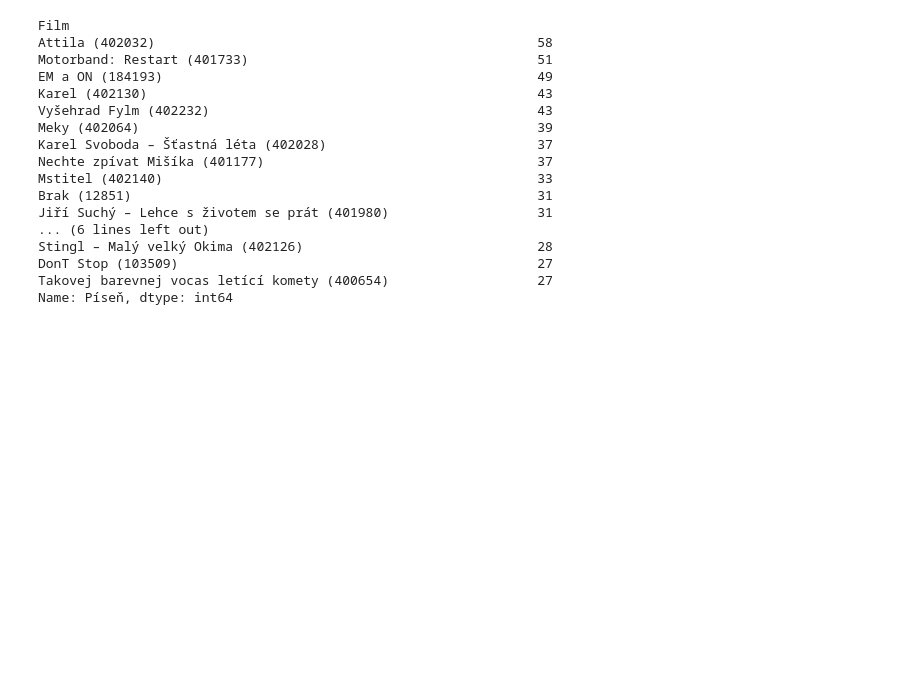
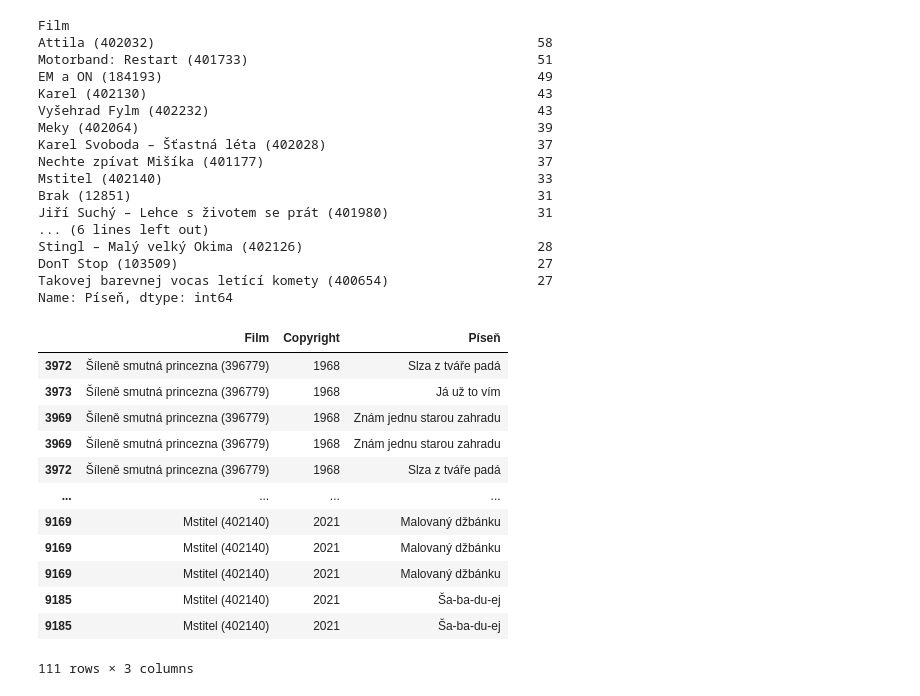
Before and after one commit to DataRozhlas/filmovy-prehled, a Jupyter notebook: 902b písně.ipynb, the cells around one changed output. Saved outputs shown, nothing was run; the diff lists cells and outputs as text; code cells hidden in the pictures; blank space fills up the shorter version.

```diff
--- a/902b písně.ipynb
+++ b/902b písně.ipynb
@@ -353,3 +353,19 @@ Stingl – Malý velký Okima (402126)                              28
 DonT Stop (103509)                                              27
 Takovej barevnej vocas letící komety (400654)                   27
 Name: Píseň, dtype: int64
+# %%
+pisne[pisne["Zpívá"] == "Helena Vondráčková (12227)"][["Film","Copyright","Píseň"]].sort_values(by="Copyright")
+# %% [output]
+|  | Film | Copyright | Píseň |
+| 3972 | Šíleně smutná princezna (396779) | 1968 | Slza z tváře padá |
+| 3973 | Šíleně smutná princezna (396779) | 1968 | Já už to vím |
+| 3969 | Šíleně smutná princezna (396779) | 1968 | Znám jednu starou zahradu |
+| 3969 | Šíleně smutná princezna (396779) | 1968 | Znám jednu starou zahradu |
+| 3972 | Šíleně smutná princezna (396779) | 1968 | Slza z tváře padá |
+| ... | ... | ... | ... |
+| 9169 | Mstitel (402140) | 2021 | Malovaný džbánku |
+| 9169 | Mstitel (402140) | 2021 | Malovaný džbánku |
+| 9169 | Mstitel (402140) | 2021 | Malovaný džbánku |
+| 9185 | Mstitel (402140) | 2021 | Ša-ba-du-ej |
+| 9185 | Mstitel (402140) | 2021 | Ša-ba-du-ej |
+111 rows × 3 columns
```
Also changed, not shown: parts of 3 cells of this notebook, 5 other files.
